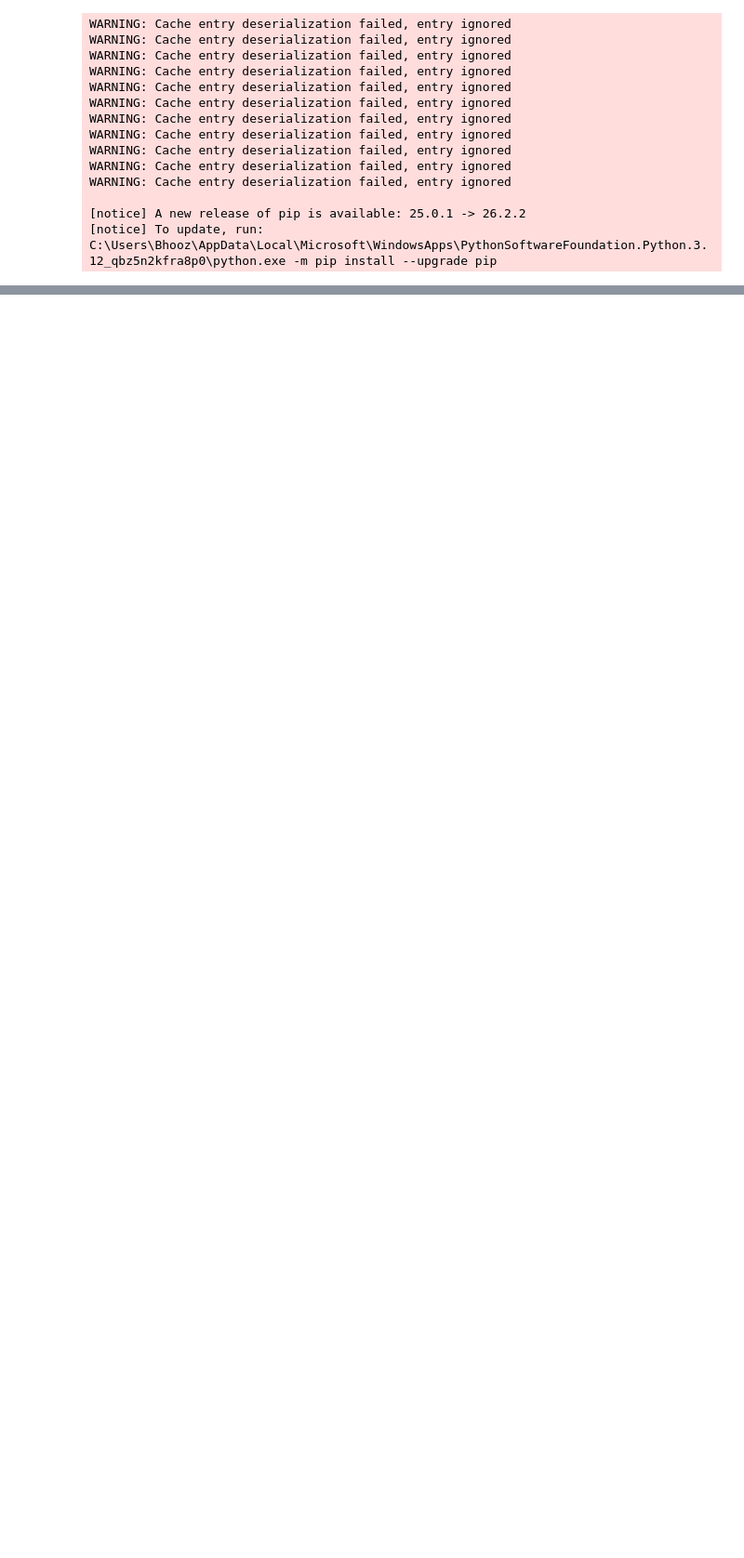
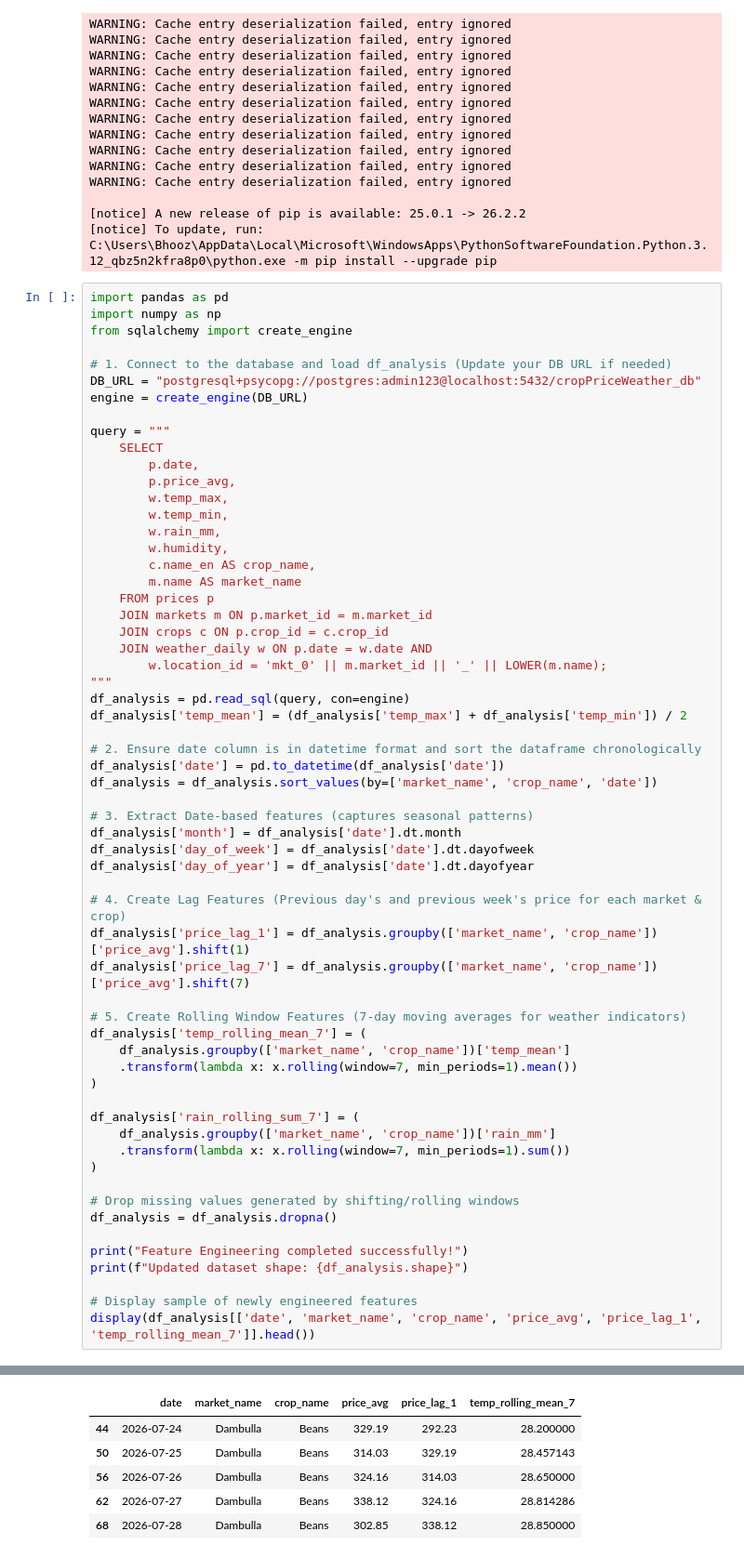
Before and after one commit to bhooz/crop-price-weather-platform, a Jupyter notebook: notebooks/eda.ipynb, the cells around one changed output, grey strips where cells are left out. Shown at 93% size. Drawn from its saved outputs; the diff is of its cells as text; blank space fills up the shorter version.

Commit message:
Update Jupyter notebooks with feature engineering, model training and tuning

```diff
--- a/notebooks/eda.ipynb
+++ b/notebooks/eda.ipynb
@@ -614,3 +604,64 @@ WARNING: Cache entry deserialization failed, entry ignored
 
 [notice] A new release of pip is available: 25.0.1 -> 26.2.2
 [notice] To update, run: C:\Users\Bhooz\AppData\Local\Microsoft\WindowsApps\PythonSoftwareFoundation.Python.3.12_qbz5n2kfra8p0\python.exe -m pip install --upgrade pip
+# %%
+import pandas as pd
+import numpy as np
+from sqlalchemy import create_engine
+
+# 1. Connect to the database and load df_analysis (Update your DB URL if needed)
+DB_URL = "postgresql+psycopg://postgres:admin123@localhost:5432/cropPriceWeather_db"
+engine = create_engine(DB_URL)
+
+query = """
+    SELECT
+        p.date,
+        p.price_avg,
+        w.temp_max,
+        w.temp_min,
+        w.rain_mm,
+        w.humidity,
+        c.name_en AS crop_name,
+        m.name AS market_name
+    FROM prices p
+    JOIN markets m ON p.market_id = m.market_id
+    JOIN crops c ON p.crop_id = c.crop_id
+    JOIN weather_daily w ON p.date = w.date AND
+        w.location_id = 'mkt_0' || m.market_id || '_' || LOWER(m.name);
+"""
+df_analysis = pd.read_sql(query, con=engine)
+df_analysis['temp_mean'] = (df_analysis['temp_max'] + df_analysis['temp_min']) / 2
+
+# 2. Ensure date column is in datetime format and sort the dataframe chronologically
+df_analysis['date'] = pd.to_datetime(df_analysis['date'])
+df_analysis = df_analysis.sort_values(by=['market_name', 'crop_name', 'date'])
+
+# 3. Extract Date-based features (captures seasonal patterns)
+df_analysis['month'] = df_analysis['date'].dt.month
+df_analysis['day_of_week'] = df_analysis['date'].dt.dayofweek
+df_analysis['day_of_year'] = df_analysis['date'].dt.dayofyear
+
+# 4. Create Lag Features (Previous day's and previous week's price for each market & crop)
+df_analysis['price_lag_1'] = df_analysis.groupby(['market_name', 'crop_name'])['price_avg'].shift(1)
+df_analysis['price_lag_7'] = df_analysis.groupby(['market_name', 'crop_name'])['price_avg'].shift(7)
+
+# 5. Create Rolling Window Features (7-day moving averages for weather indicators)
+df_analysis['temp_rolling_mean_7'] = (
+    df_analysis.groupby(['market_name', 'crop_name'])['temp_mean']
+    .transform(lambda x: x.rolling(window=7, min_periods=1).mean())
+)
+
+df_analysis['rain_rolling_sum_7'] = (
+    df_analysis.groupby(['market_name', 'crop_name'])['rain_mm']
+    .transform(lambda x: x.rolling(window=7, min_periods=1).sum())
+)
+
+# Drop missing values generated by shifting/rolling windows
+df_analysis = df_analysis.dropna()
+
+print("Feature Engineering completed successfully!")
+print(f"Updated dataset shape: {df_analysis.shape}")
+
+# Display sample of newly engineered features
+display(df_analysis[['date', 'market_name', 'crop_name', 'price_avg', 'price_lag_1', 'temp_rolling_mean_7']].head())
+# %% [output]
@@ -616,0 +670,6 @@ WARNING: Cache entry deserialization failed, entry ignored
+|  | date | market_name | crop_name | price_avg | price_lag_1 | temp_rolling_mean_7 |
+| 44 | 2026-07-24 | Dambulla | Beans | 329.19 | 292.23 | 28.200000 |
+| 50 | 2026-07-25 | Dambulla | Beans | 314.03 | 329.19 | 28.457143 |
+| 56 | 2026-07-26 | Dambulla | Beans | 324.16 | 314.03 | 28.650000 |
+| 62 | 2026-07-27 | Dambulla | Beans | 338.12 | 324.16 | 28.814286 |
+| 68 | 2026-07-28 | Dambulla | Beans | 302.85 | 338.12 | 28.850000 |
```
Also changed, not shown: parts of 7 cells of this notebook.
